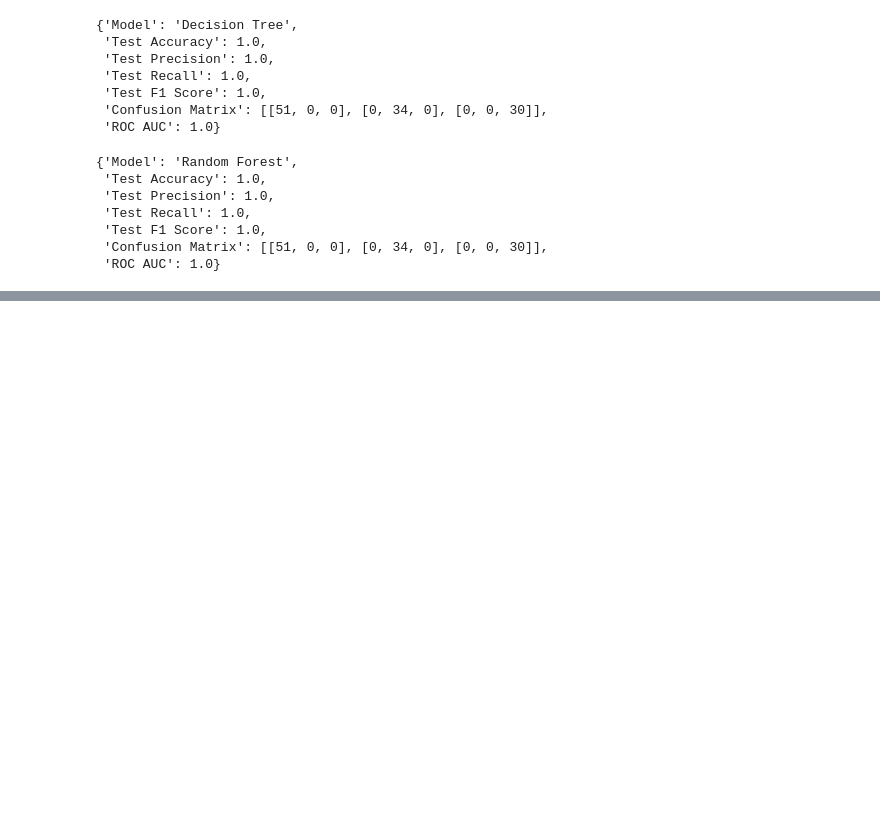
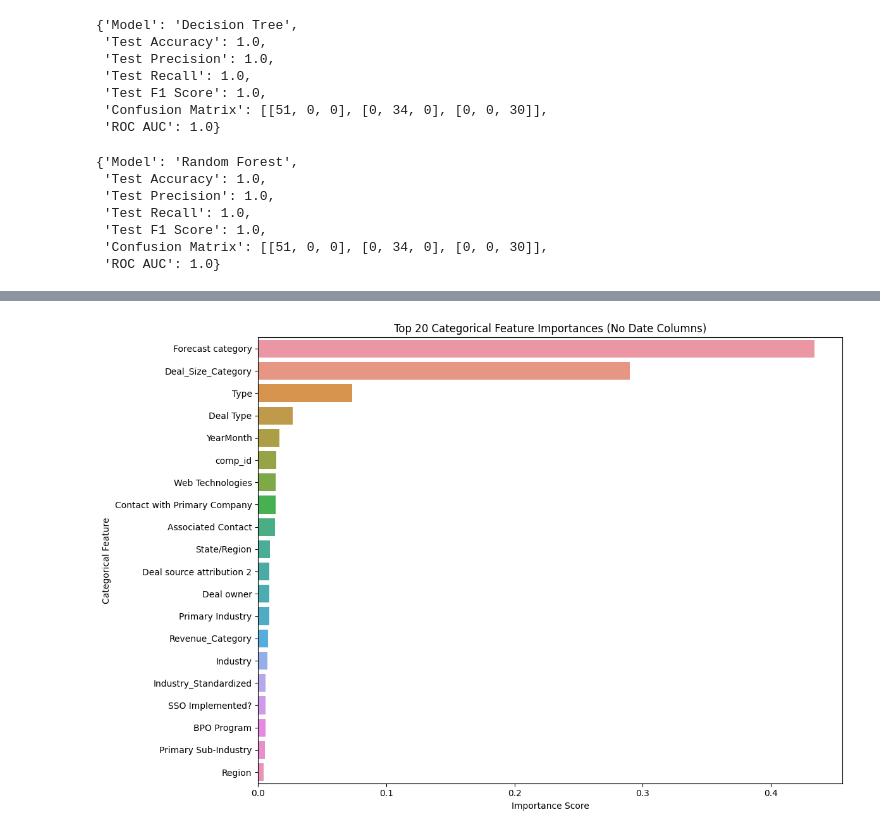
Before and after one commit to rroshann/ML_midterm_project, a Jupyter notebook: notebooks/Roshan/modeling.ipynb, the cells around one changed output, grey strips where cells are left out. Cells and saved outputs as stored; diff of their text form; code cells hidden in the pictures; blank space fills up the shorter version.

```diff
--- a/notebooks/Roshan/modeling.ipynb
+++ b/notebooks/Roshan/modeling.ipynb
@@ -1570,0 +2056,42 @@ rf_summary
+# %%
+# Cell 3: Categorical feature encoding, importance graph, and top 3 selection
+
+# Identify categorical columns
+original_categorical = X.select_dtypes(include=['object']).columns.tolist()
+
+# Label encode all safe categorical columns (excluding "Deal Stage")
+label_encoded_df = pd.DataFrame(index=X.index)
+for col in original_categorical:
+    if 'deal stage' in col.lower():
+        continue
+    le = LabelEncoder()
+    label_encoded_df[col] = le.fit_transform(X[col].astype(str))
+
+# Handle missing values
+label_encoded_df.fillna(-1, inplace=True)
+
+# Train/test split and model
+X_train_cat, X_test_cat, y_train_cat, y_test_cat = train_test_split(label_encoded_df, y, test_size=0.2, random_state=42)
+clf_cat = RandomForestClassifier(n_estimators=100, random_state=42)
+clf_cat.fit(X_train_cat, y_train_cat)
+
+# Feature importance
+feat_importances_cat = pd.Series(clf_cat.feature_importances_, index=label_encoded_df.columns).sort_values(ascending=False)
+
+# Plot top 20 categorical features
+plt.figure(figsize=(12, 8))
+sns.barplot(x=feat_importances_cat[:20], y=feat_importances_cat.index[:20])
+plt.title('Top 20 Categorical Feature Importances (No Date Columns)')
+plt.xlabel('Importance Score')
+plt.ylabel('Categorical Feature')
+plt.tight_layout()
+plt.show()
+
+# Select top 3 safe categorical features
+safe_categorical_features = [
+    col for col in feat_importances_cat.index
+    if all(kw not in col.lower() for kw in ['forecast', 'close', 'won', 'lost', 'deal stage'])
+][:3]
+X_categorical = label_encoded_df[safe_categorical_features]
+# %% [output]
+[figure, added]
```
Also changed, not shown: parts of 36 cells of this notebook.
